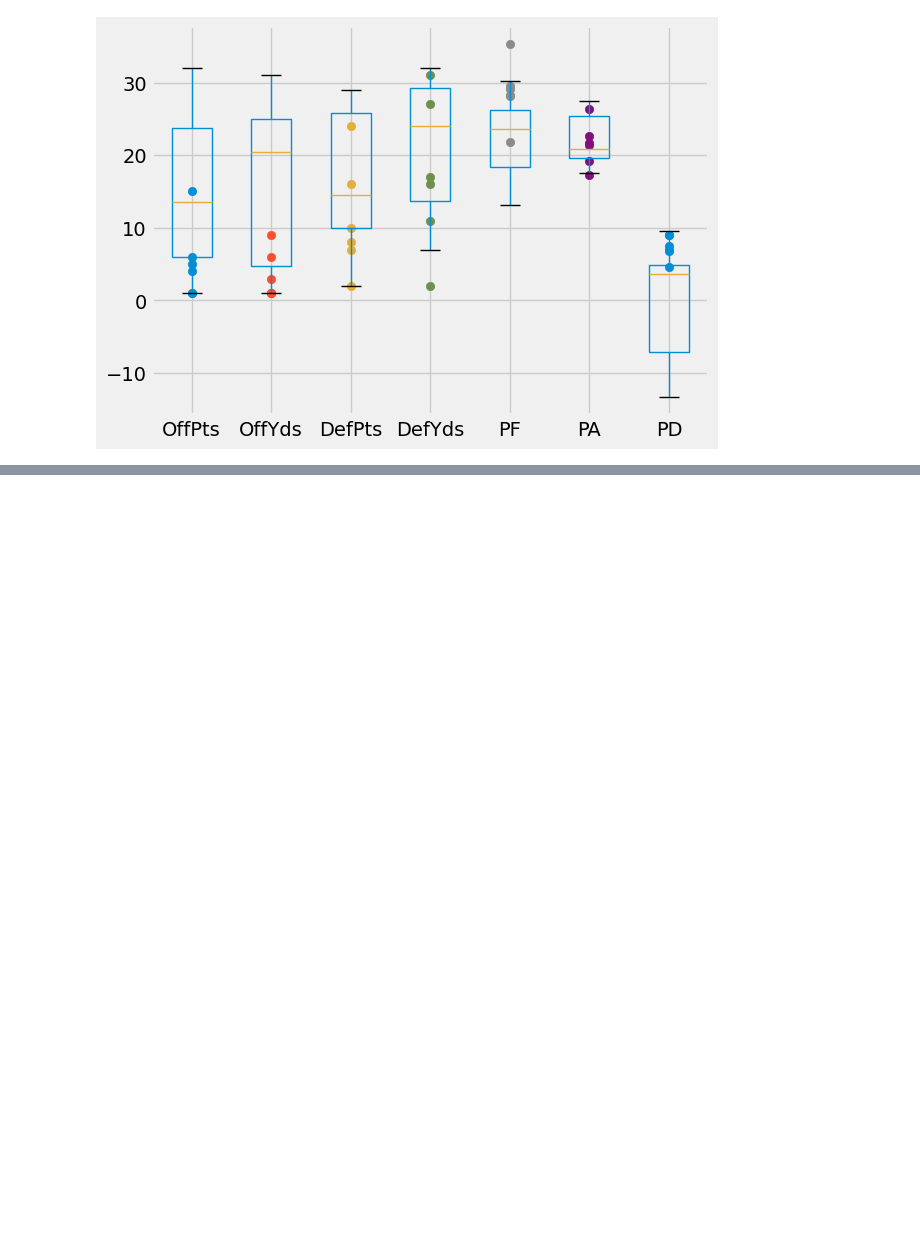
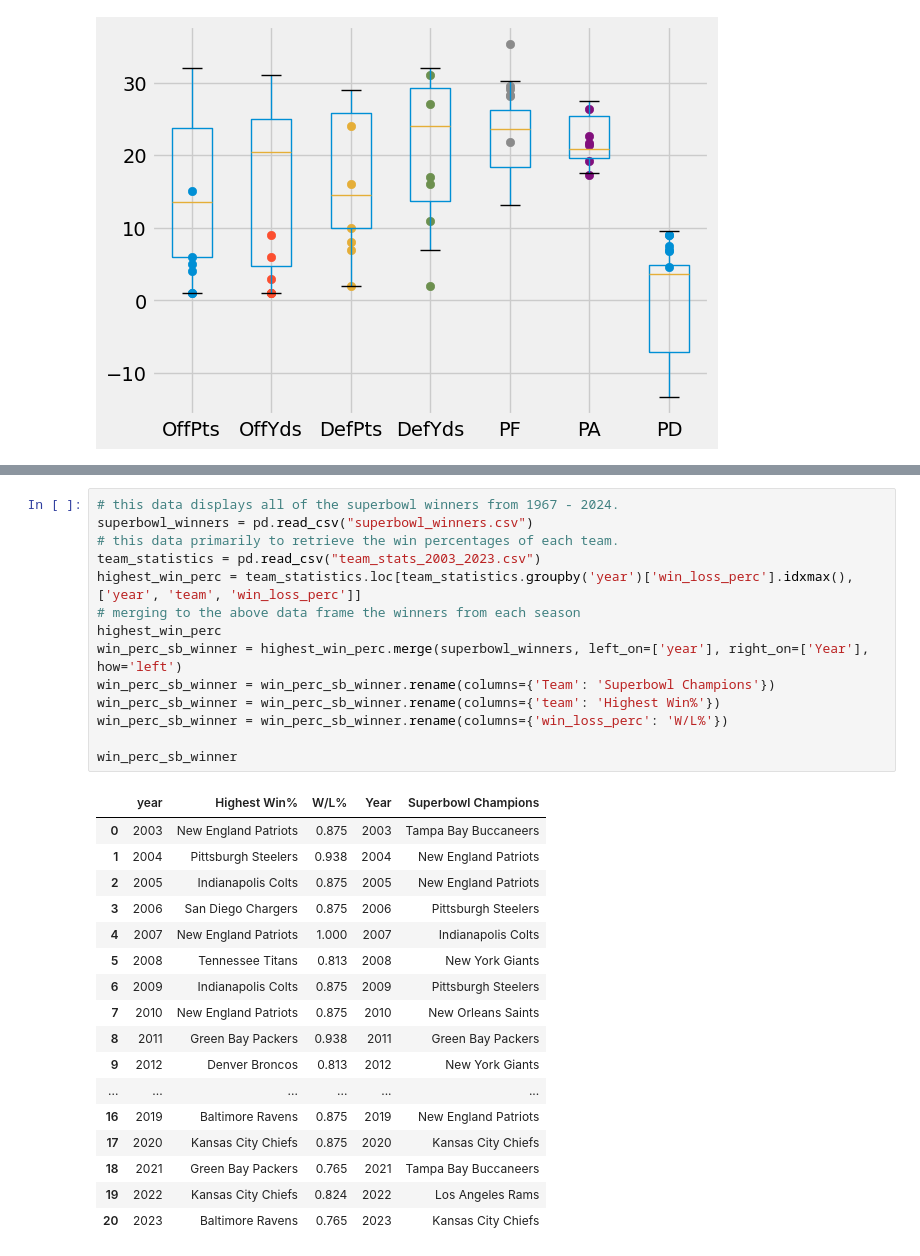
Before and after one commit to AndyGran/CMSC-320-Final-Project, a Jupyter notebook: Data-Analysis.ipynb, the cells around one changed output, grey strips where cells are left out. Drawn from its saved outputs; the diff is of its cells as text; blank space fills up the shorter version.

```diff
--- a/Data-Analysis.ipynb
+++ b/Data-Analysis.ipynb
@@ -154,0 +163,32 @@ for i, stat in enumerate(percentage_stats, start=1):
+# %%
+# this data displays all of the superbowl winners from 1967 - 2024.
+superbowl_winners = pd.read_csv("superbowl_winners.csv")
+# this data primarily to retrieve the win percentages of each team.
+team_statistics = pd.read_csv("team_stats_2003_2023.csv")
+highest_win_perc = team_statistics.loc[team_statistics.groupby('year')['win_loss_perc'].idxmax(), ['year', 'team', 'win_loss_perc']]
+# merging to the above data frame the winners from each season
+highest_win_perc
+win_perc_sb_winner = highest_win_perc.merge(superbowl_winners, left_on=['year'], right_on=['Year'], how='left')
+win_perc_sb_winner = win_perc_sb_winner.rename(columns={'Team': 'Superbowl Champions'})
+win_perc_sb_winner = win_perc_sb_winner.rename(columns={'team': 'Highest Win%'})
+win_perc_sb_winner = win_perc_sb_winner.rename(columns={'win_loss_perc': 'W/L%'})
+
+win_perc_sb_winner
+# %% [output]
+|  | year | Highest Win% | W/L% | Year | Superbowl Champions |
+| 0 | 2003 | New England Patriots | 0.875 | 2003 | Tampa Bay Buccaneers |
+| 1 | 2004 | Pittsburgh Steelers | 0.938 | 2004 | New England Patriots |
+| 2 | 2005 | Indianapolis Colts | 0.875 | 2005 | New England Patriots |
+| 3 | 2006 | San Diego Chargers | 0.875 | 2006 | Pittsburgh Steelers |
+| 4 | 2007 | New England Patriots | 1.000 | 2007 | Indianapolis Colts |
+| 5 | 2008 | Tennessee Titans | 0.813 | 2008 | New York Giants |
+| 6 | 2009 | Indianapolis Colts | 0.875 | 2009 | Pittsburgh Steelers |
+| 7 | 2010 | New England Patriots | 0.875 | 2010 | New Orleans Saints |
+| 8 | 2011 | Green Bay Packers | 0.938 | 2011 | Green Bay Packers |
+| 9 | 2012 | Denver Broncos | 0.813 | 2012 | New York Giants |
+| ... | ... | ... | ... | ... | ... |
+| 16 | 2019 | Baltimore Ravens | 0.875 | 2019 | New England Patriots |
+| 17 | 2020 | Kansas City Chiefs | 0.875 | 2020 | Kansas City Chiefs |
+| 18 | 2021 | Green Bay Packers | 0.765 | 2021 | Tampa Bay Buccaneers |
+| 19 | 2022 | Kansas City Chiefs | 0.824 | 2022 | Los Angeles Rams |
+| 20 | 2023 | Baltimore Ravens | 0.765 | 2023 | Kansas City Chiefs |
```
Also changed, not shown: parts of 4 cells of this notebook.
